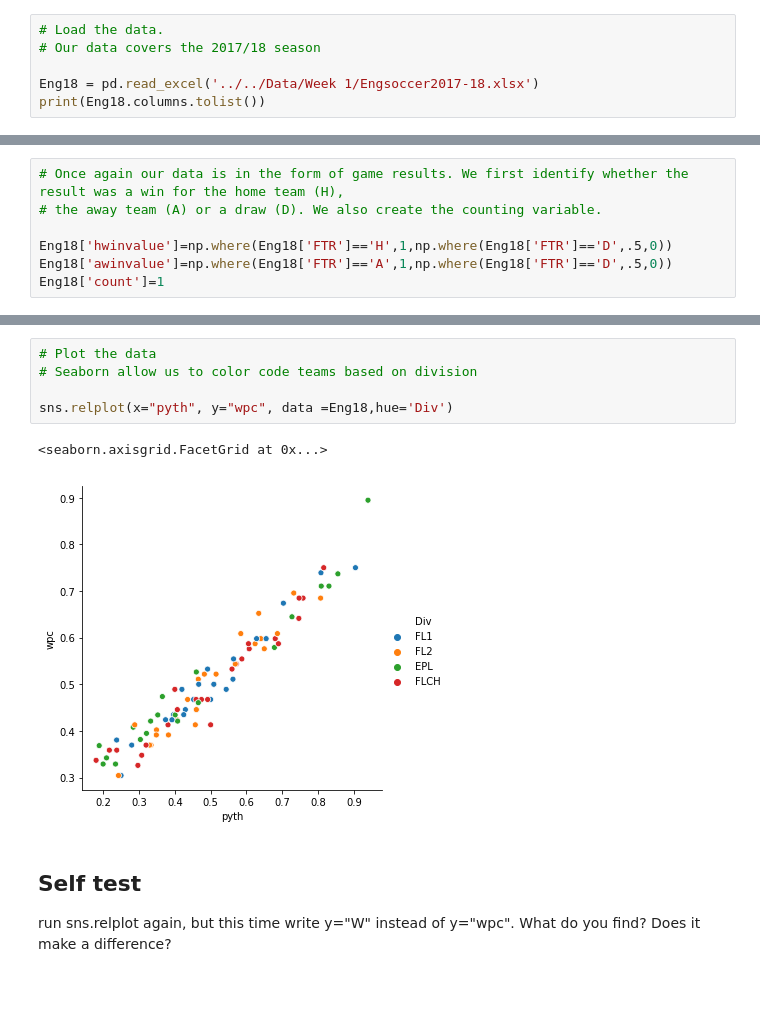
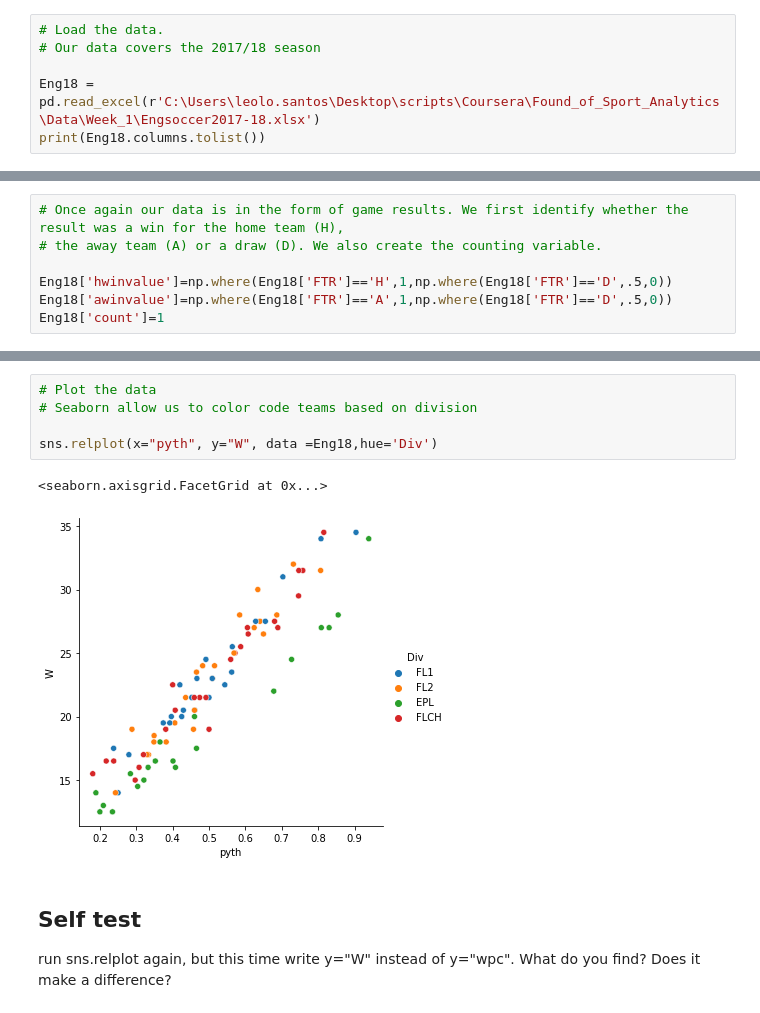
Before and after one commit to Cosmo65/Found-of-Sports-Analytics, a Jupyter notebook: Lecture_Notebooks/Week_1/4 Pythagorean expectation and English football.ipynb, the cells around one changed output, grey strips where cells are left out. Saved outputs shown, nothing was run; the diff lists cells and outputs as text.

```diff
--- a/Lecture_Notebooks/Week_1/4 Pythagorean expectation and English football.ipynb
+++ b/Lecture_Notebooks/Week_1/4 Pythagorean expectation and English football.ipynb
@@ -24,7 +24,7 @@ import seaborn as sns
 # Load the data.
 # Our data covers the 2017/18 season
 
-Eng18 = pd.read_excel('../../Data/Week 1/Engsoccer2017-18.xlsx')
+Eng18 = pd.read_excel(r'C:\Users\leolo.santos\Desktop\scripts\Coursera\Found_of_Sport_Analytics\Data\Week_1\Engsoccer2017-18.xlsx')
 print(Eng18.columns.tolist())
 # %% [output]
 ['Div', 'Date', 'HomeTeam', 'AwayTeam', 'FTHG', 'FTAG', 'FTR']
@@ -188,11 +177,11 @@ Eng18
 # %%
 # Plot the data
 # Seaborn allow us to color code teams based on division
 
-sns.relplot(x="pyth", y="wpc", data =Eng18,hue='Div')
+sns.relplot(x="pyth", y="W", data =Eng18,hue='Div')
 # %% [output]
 <seaborn.axisgrid.FacetGrid at 0x...>
-[figure, old version]
+[figure, new version]
 # %% [markdown]
 ## Self test
 
```
Also changed, not shown: parts of 9 cells of this notebook.
